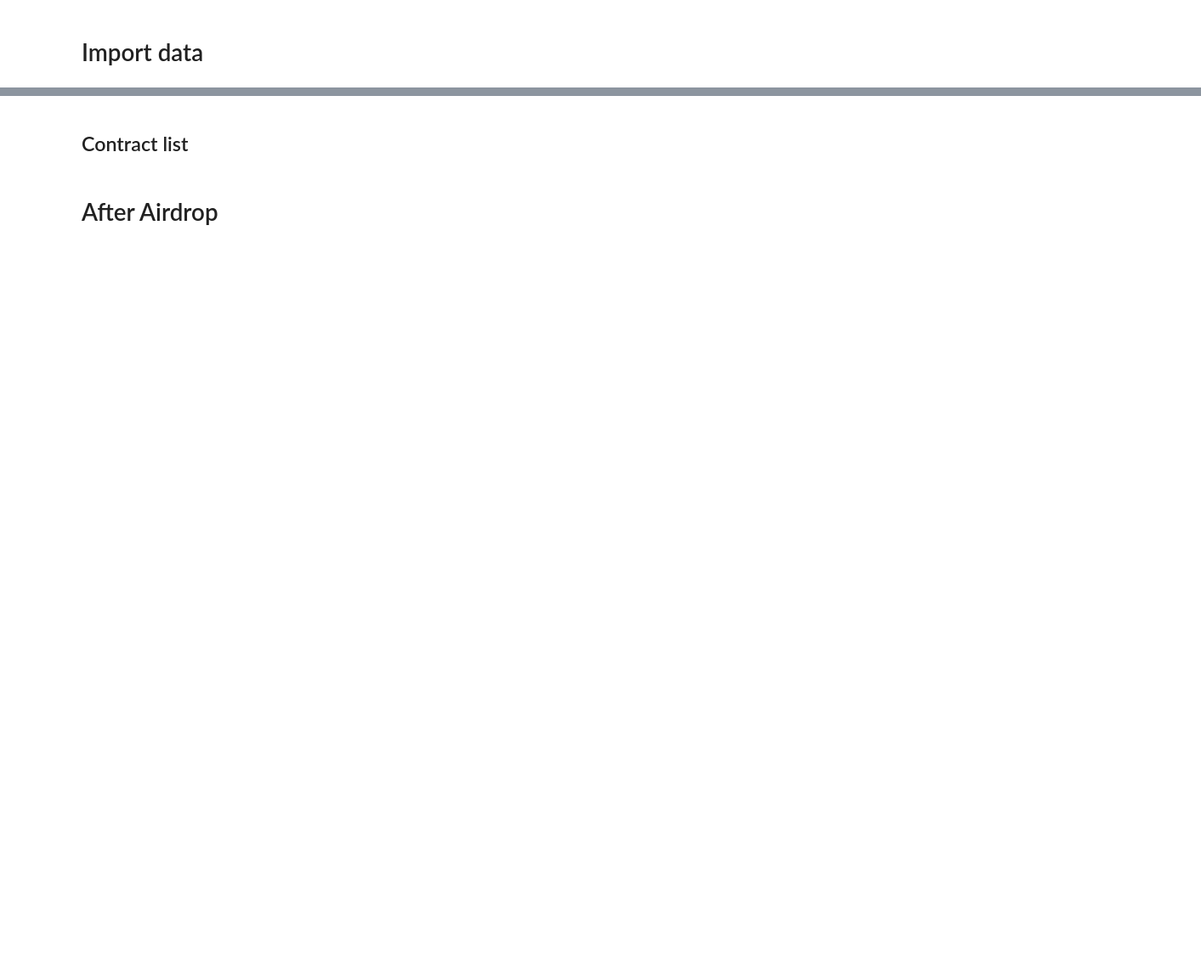
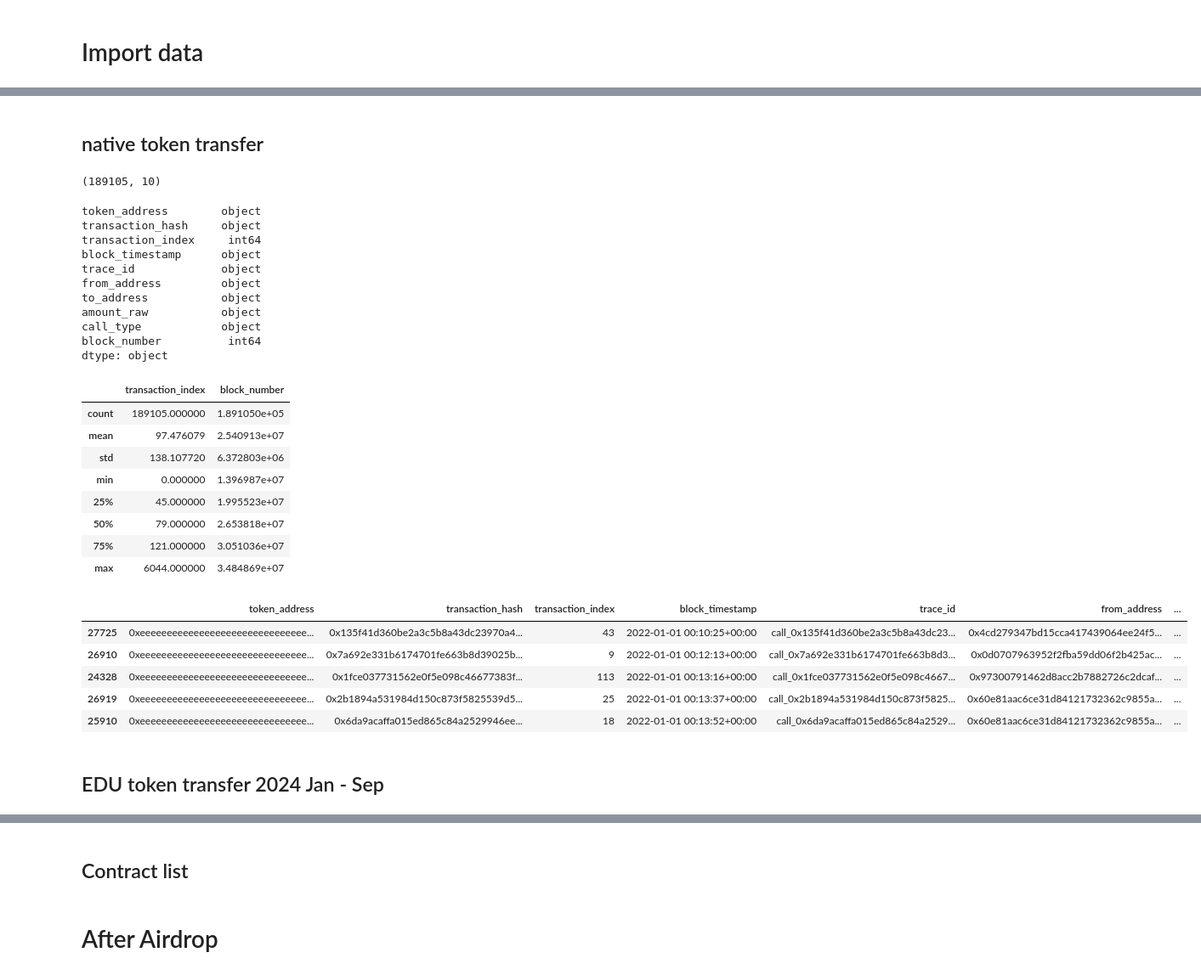
Before and after one commit to startwithf/unique-user, a Jupyter notebook: edu/model/edu_airdrop_lab.ipynb, the cells around one changed output, grey strips where cells are left out. Shown at 85% size. Drawn from its saved outputs; the diff is of its cells as text; code cells hidden in the pictures; blank space fills up the shorter version.

```diff
--- a/edu/model/edu_airdrop_lab.ipynb
+++ b/edu/model/edu_airdrop_lab.ipynb
@@ -92,3 +101,43 @@ dtype: object
 | 97777 | 0xcb2b25e783a414f0d20a65afa741c51... | 0x3fbec4e71bfca562a1631b3870ad8d7... | 0xea9f1bd192c06f3b594062231721edb... | 2608000000000000000000 | 0x2ecd2432c32a203aabe02526f7c1306... | 208 | 2022-01-01 00:06:34+00:00 | ... |
 | 107244 | 0xaf307c4ea25c8d2a7029dc0322396a6... | 0x056f3336dc183d27fe6785bae037fdb... | 0x4cd279347bd15cca417439064ee24f5... | 14109370034 | 0x6830c1b1e77b7a5c99bff8d07c31723... | 170 | 2022-01-01 00:08:22+00:00 | ... |
 | 107242 | 0xaf307c4ea25c8d2a7029dc0322396a6... | 0x056f3336dc183d27fe6785bae037fdb... | 0x4cd279347bd15cca417439064ee24f5... | 500000000000 | 0x0667e8770dfaa72d783c0f4c6fa6ba1... | 378 | 2022-01-01 00:08:43+00:00 | ... |
+# %% [markdown]
+## native token transfer
+# %%
+native_token_transfer_path = r'edu/data/raw_data/edu_airdrop_wallet_native_token_transfers'
+native_token_transfer_name_lst = file_name_lst(native_token_transfer_path, startswith="bsc")
+# %%
+native_token_transfer_df = read_from_multiple_csv(native_token_transfer_path, native_token_transfer_name_lst)
+native_token_transfer_df.sort_values(by="block_timestamp", inplace=True)
+# %%
+check_df(native_token_transfer_df)
+# %% [output]
+(189105, 10)
+token_address        object
+transaction_hash     object
+transaction_index     int64
+block_timestamp      object
+trace_id             object
+from_address         object
+to_address           object
+amount_raw           object
+call_type            object
+block_number          int64
+dtype: object
+|  | transaction_index | block_number |
+| count | 189105.000000 | 1.891050e+05 |
+| mean | 97.476079 | 2.540913e+07 |
+| std | 138.107720 | 6.372803e+06 |
+| min | 0.000000 | 1.396987e+07 |
+| 25% | 45.000000 | 1.995523e+07 |
+| 50% | 79.000000 | 2.653818e+07 |
+| 75% | 121.000000 | 3.051036e+07 |
+| max | 6044.000000 | 3.484869e+07 |
+|  | token_address | transaction_hash | transaction_index | block_timestamp | trace_id | from_address | ... |
+| 27725 | 0xeeeeeeeeeeeeeeeeeeeeeeeeeeeeeee... | 0x135f41d360be2a3c5b8a43dc23970a4... | 43 | 2022-01-01 00:10:25+00:00 | call_0x135f41d360be2a3c5b8a43dc23... | 0x4cd279347bd15cca417439064ee24f5... | ... |
+| 26910 | 0xeeeeeeeeeeeeeeeeeeeeeeeeeeeeeee... | 0x7a692e331b6174701fe663b8d39025b... | 9 | 2022-01-01 00:12:13+00:00 | call_0x7a692e331b6174701fe663b8d3... | 0x0d0707963952f2fba59dd06f2b425ac... | ... |
+| 24328 | 0xeeeeeeeeeeeeeeeeeeeeeeeeeeeeeee... | 0x1fce037731562e0f5e098c46677383f... | 113 | 2022-01-01 00:13:16+00:00 | call_0x1fce037731562e0f5e098c4667... | 0x97300791462d8acc2b7882726c2dcaf... | ... |
+| 26919 | 0xeeeeeeeeeeeeeeeeeeeeeeeeeeeeeee... | 0x2b1894a531984d150c873f5825539d5... | 25 | 2022-01-01 00:13:37+00:00 | call_0x2b1894a531984d150c873f5825... | 0x60e81aac6ce31d84121732362c9855a... | ... |
+| 25910 | 0xeeeeeeeeeeeeeeeeeeeeeeeeeeeeeee... | 0x6da9acaffa015ed865c84a2529946ee... | 18 | 2022-01-01 00:13:52+00:00 | call_0x6da9acaffa015ed865c84a2529... | 0x60e81aac6ce31d84121732362c9855a... | ... |
+# %% [markdown]
+## EDU token transfer 2024 Jan - Sep
```
Also changed, not shown: parts of 20 cells of this notebook.
